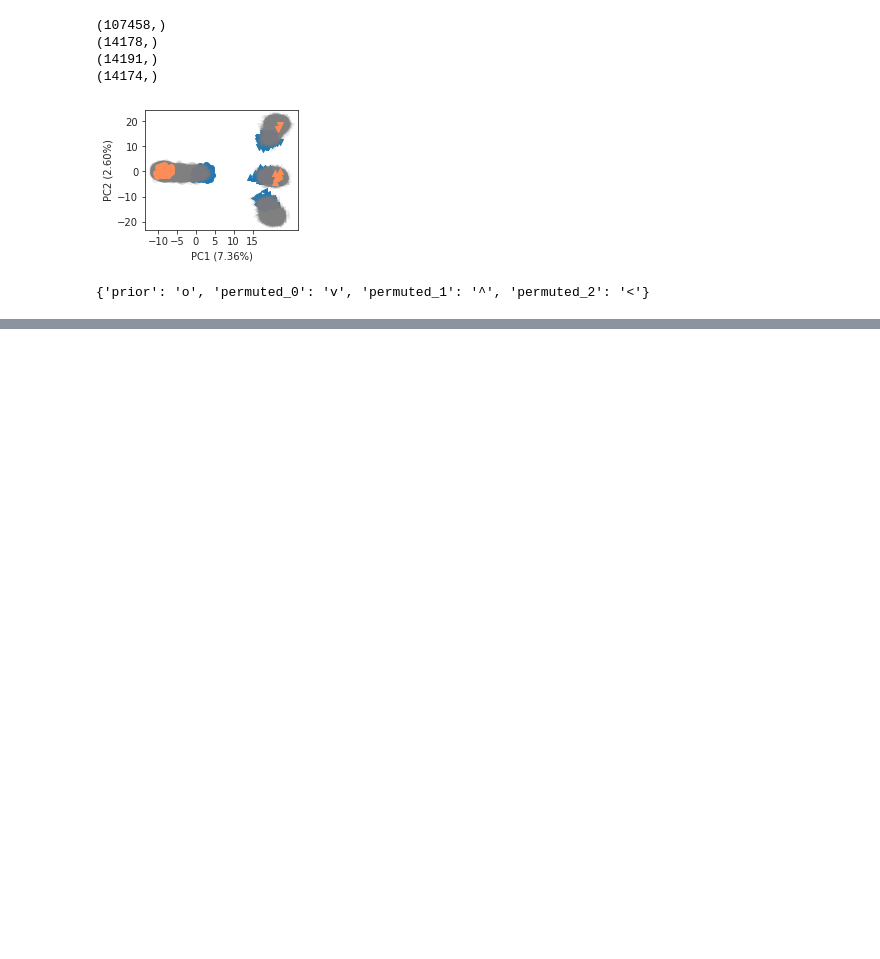
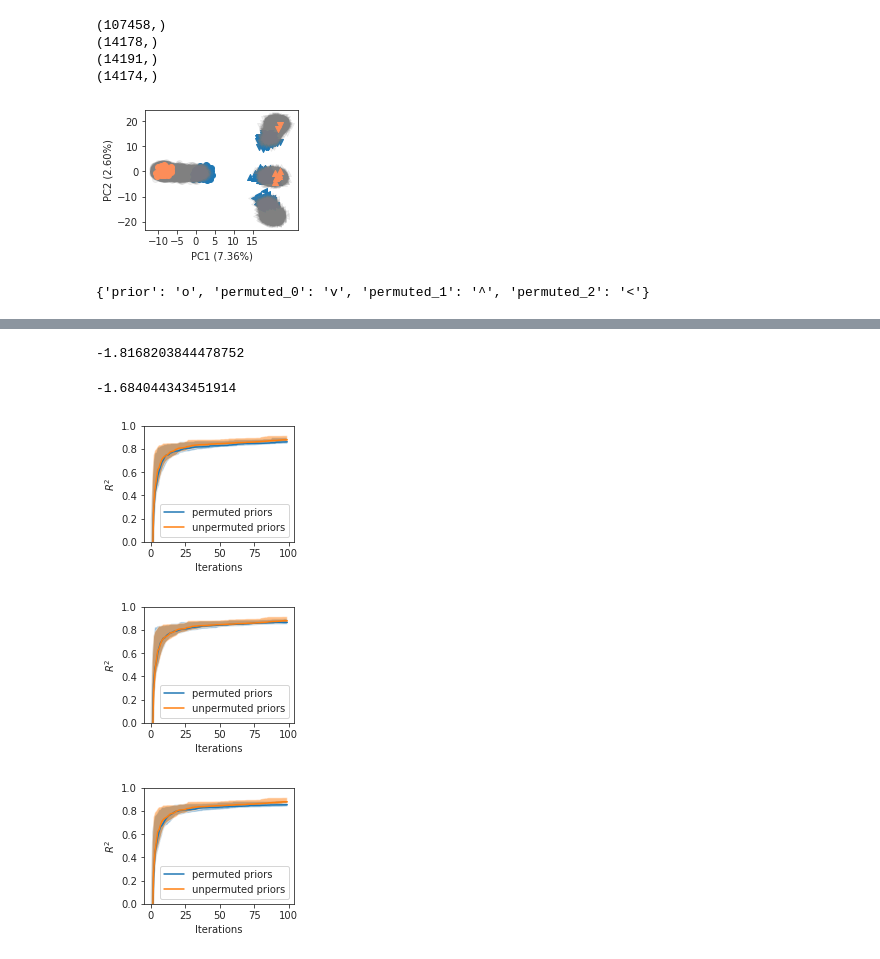
Before and after one commit to vetleser/BayesianGEM, a Jupyter notebook: code/visualization_permuted.ipynb, the cells around one changed output, grey strips where cells are left out. Cells and saved outputs as stored; diff of their text form; code cells hidden in the pictures; blank space fills up the shorter version.

Commit message:
Created visualization of convergence for simulations with permuted priors:

```diff
--- a/code/visualization_permuted.ipynb
+++ b/code/visualization_permuted.ipynb
@@ -462,0 +466,4 @@ marker_dict
+# %%
+def r2_on_data(Yobs, simulated_data_one):
+    r2_diff_dbs = [r2_score(Yobs[db],simulated_data_one[db]) for db in Yobs]
+    return np.mean(r2_diff_dbs)
@@ -462,0 +512,30 @@ marker_dict
+# %%
+r2_score(Yobs['ran'], example_simulation['ran'])
+# %% [output]
+-1.8168203844478752
+# %%
+r2_on_data(Yobs, example_simulation)
+# %% [output]
+-1.684044343451914
+# %%
+def plot_convergence_inner(model, maxiter, label = None):
+    r2s = []
+    ind = 0
+    i = 0
+    # This is a cleaver trick to avoid redoing calculations for every iterations which
+    # turns out to be very time-consuming.
+    r2s_history = np.array([r2_on_data(Yobs, item) for item in model.all_simulated_data[:128*maxiter]])
+    r2s_history_argsorted = np.argsort(r2s_history)
+    while ind <len(model.all_simulated_data):
+        i += 1
+        if i > maxiter:
+            break
+        # This is a mask ensuring data created after the interation are excluded
+        filter_mask = r2s_history_argsorted < ind + 128
+        r2s_now = r2s_history[r2s_history_argsorted[filter_mask]][-100:]
+        r2s.append(r2s_now)
+        ind +=128
+    y = np.array(r2s)
+    yp = np.percentile(y,[5,50,95],axis=1)
+    plt.plot(np.arange(len(r2s)),yp[1,:], label = label)
+    plt.fill_between(np.arange(len(r2s)),yp[0,:],yp[2,:],alpha=0.5)
@@ -462,0 +551,18 @@ marker_dict
+# %%
+def plot_convergence_and_compare(model, reference_model, maxiter=100, legend = True):
+    plt.figure(figsize=(3,2.4))
+    plot_convergence_inner(model,maxiter, label = 'permuted priors')
+    plot_convergence_inner(reference_model,maxiter, label = 'unpermuted priors')
+    plt.ylim([0,1])
+    plt.xlabel('Iterations')
+    plt.ylabel('$R^2$')
+    if legend:plt.legend()
+    plt.tight_layout()
+    plt.show()
+# %%
+for model in models:
+    plot_convergence_and_compare(model, reference_model=reference_model)
+# %% [output]
+[figure, added]
+[figure, added]
+[figure, added]
```
Also changed, not shown: parts of 12 cells of this notebook, 4 other files.
